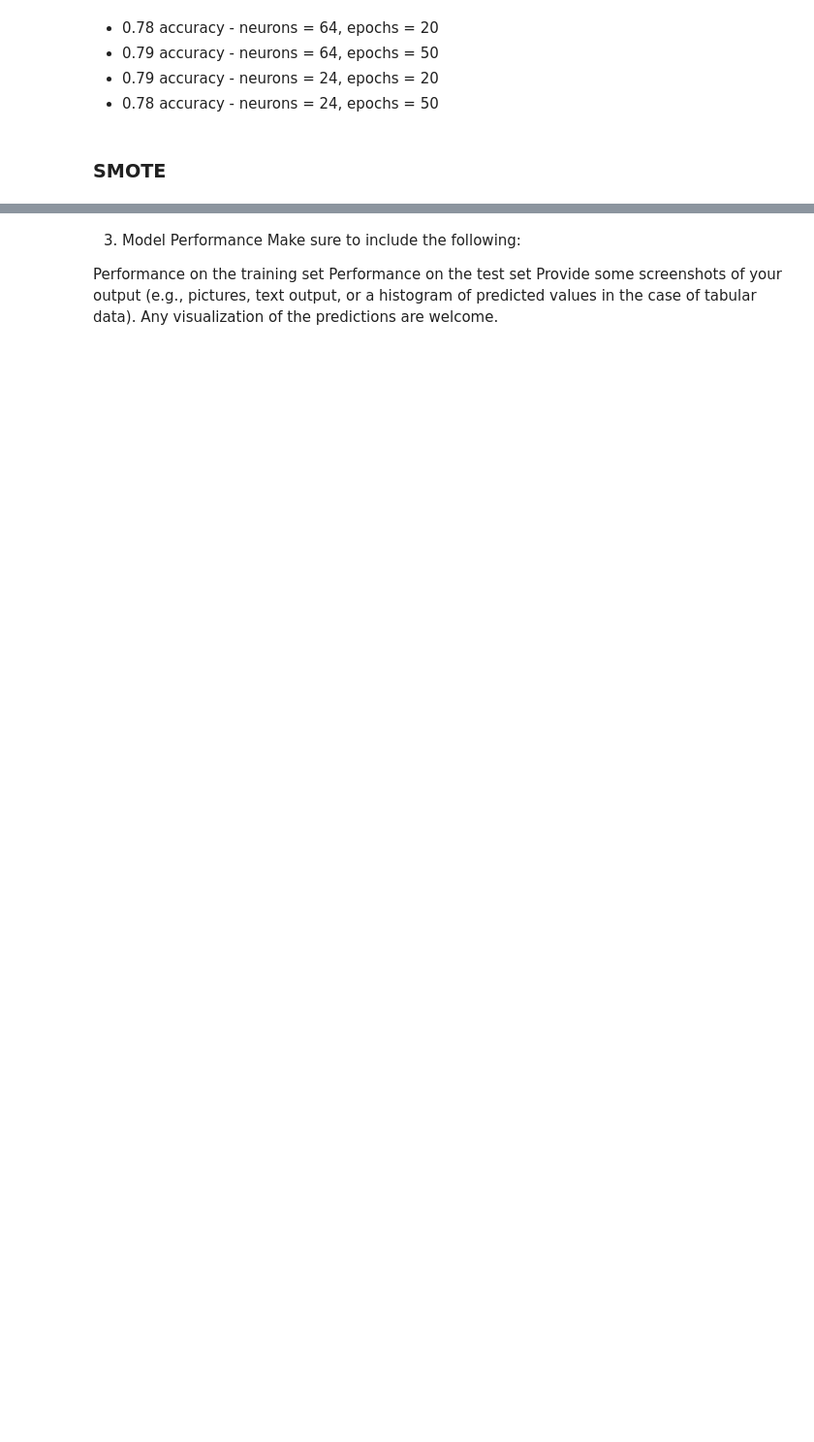
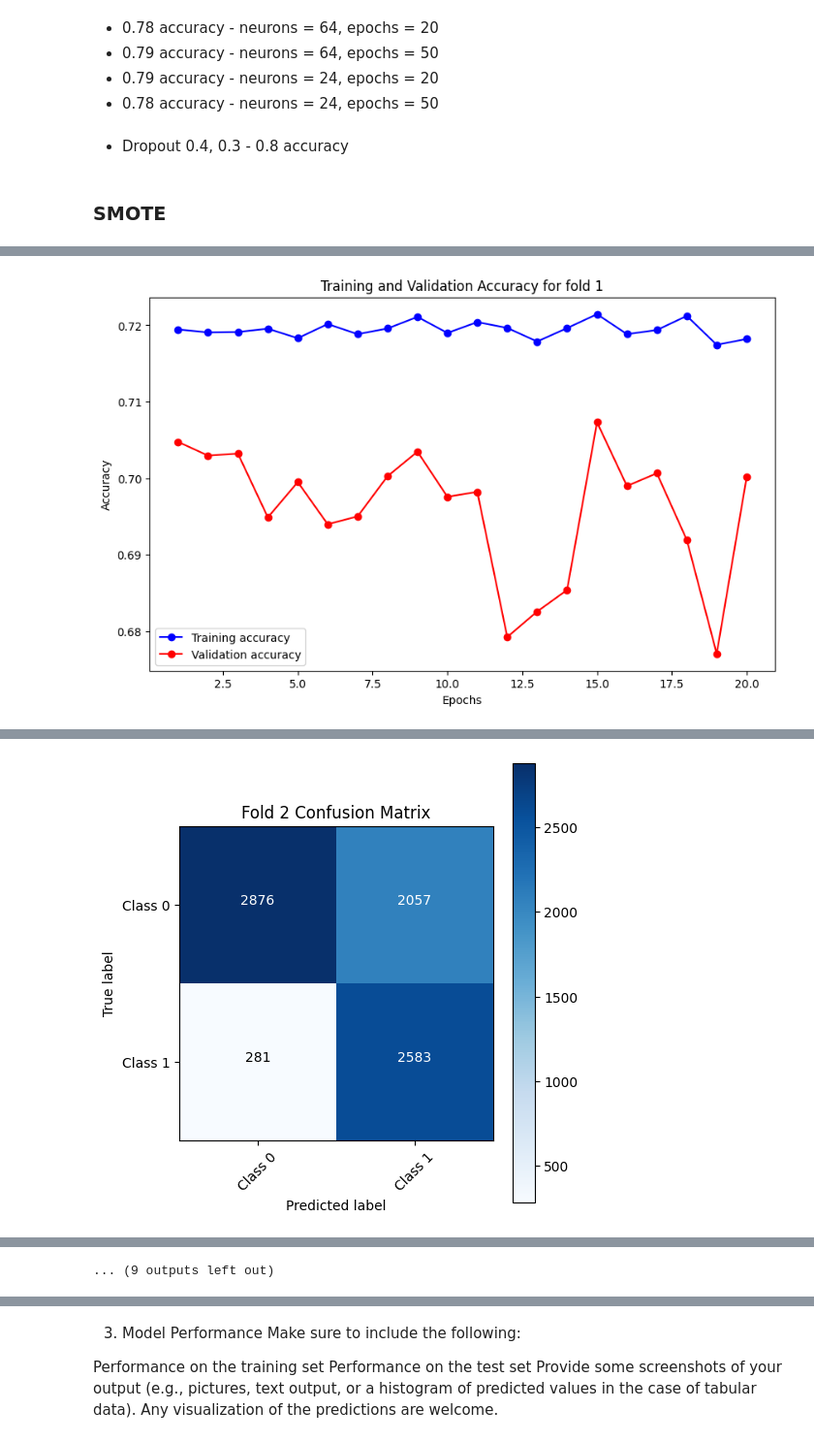
Before and after one commit to opheliasin/smokerstatusNNDL, a Jupyter notebook: ProjF5 - Final Update.ipynb, the cells around one changed output, grey strips where cells are left out. Shown at 97% size. Drawn from its saved outputs; the diff is of its cells as text; code cells hidden in the pictures; blank space fills up the shorter version.

Commit message:
added code to generate confusion matrix

```diff
--- a/ProjF5 - Final Update.ipynb
+++ b/ProjF5 - Final Update.ipynb
@@ -77,8 +70,11 @@ data
+# %%
+data['bmi'] = data['weight_kg'] / (data['height_cm']**2)
+data['glucose_category'] = pd.cut(data['fasting_blood_sugar'], bins=[0, 99, 125, np.inf], labels=['normal', 'prediabetes', 'diabetes'])
 # %%
 X, y = data.drop(['smoking'],axis=1),data['smoking']
 # %%
 def preprocess(df):
-    df = pd.get_dummies(df,columns = ["hearing_left", "hearing_right","urine_protein","dental_caries"],dtype = 'int8')
+    df = pd.get_dummies(df,columns = ["hearing_left", "hearing_right","urine_protein","dental_caries", "glucose_category"],dtype = 'int8')
     return df
 # %%
 X = preprocess(X)
@@ -218,6 +303,8 @@ Average accuracy: 0.79, with standard deviation: 0.00
 - 0.79 accuracy - neurons = 64, epochs = 50
 - 0.79 accuracy - neurons = 24, epochs = 20
 - 0.78 accuracy - neurons = 24, epochs = 50
+# %% [markdown]
+- Dropout 0.4, 0.3 - 0.8 accuracy
 # %% [markdown]
 ### SMOTE
 # %%
@@ -231,15 +318,15 @@ from tensorflow.keras.regularizers import l2
 from tensorflow.keras.optimizers import Adam
 from tensorflow.keras.callbacks import EarlyStopping, ModelCheckpoint
 from sklearn.utils import class_weight
-import numpy as np
+from sklearn.metrics import balanced_accuracy_score
 
 # Define the K-fold cross validator
 kfold = StratifiedKFold(n_splits=5, shuffle=True, random_state=42)
 
 # Calculate class weights
-class_weights = class_weight.compute_class_weight('balanced', classes=np.unique(y), y=y)
+# class_weights = class_weight.compute_class_weight('balanced', classes=np.unique(y), y=y)
 
-class_weights = dict(enumerate(class_weights))
+# class_weights = dict(enumerate(class_weights))
 
 def create_optimized_model(neurons = 64):
     model = Sequential([
@@ -248,10 +335,12 @@ def create_optimized_model(neurons = 64):
         BatchNormalization(),
         Activation('relu'),
         Dropout(0.5),
+
         Dense(neurons, kernel_regularizer=l2(0.01)),
         BatchNormalization(),
         Activation('relu'),
         Dropout(0.5),
+
         Dense(64, kernel_regularizer=l2(0.01)),
         Activation('relu'),
         Dense(1, activation='sigmoid')
@@ -263,24 +352,74 @@ def create_optimized_model(neurons = 64):
 # Assuming you have a setup for training and validation splits
 callbacks = [
     EarlyStopping(monitor='val_loss', patience=10, verbose=1, mode='min'),
-    ModelCheckpoint('best_model.keras', monitor='val_loss', save_best_only=True, mode='min', verbose=1)
+    ModelCheckpoint('best_model.keras', monitor='val_loss', save_best_only=True, mode='min', verbose=0)
 ]
 # List to store each fold's accuracy
 accuracies = []
+
+fold_no = 1
 
 # K-fold Cross Validation model evaluation
 for train, test in kfold.split(X_scaled, y):
 
     smote = SMOTE(random_state=42)
-    X_train_scaled, y_train_scaled = smote.fit_resample(X_scaled[train], y[train])
+    X_train_smote, y_train_smote = smote.fit_resample(X_scaled[train], y[train])
+
+    print("Mean:", np.mean(X_train_smote, axis=0))
+    print("Standard Deviation:", np.std(X_train_smote, axis=0))
 
     model = create_optimized_model()
     # Fit data to model
-    model.fit(X_train_scaled, y_train_scaled, epochs=50, batch_size=32, callbacks=callbacks, verbose=1)
+    history = model.fit(X_train_smote, y_train_smote, epochs=20, batch_size=32, callbacks=callbacks, verbose=0, validation_split=0.2,
+                        validation_data=(X_scaled[test], y[test]))
     # Evaluate the model
     _, accuracy = model.evaluate(X_scaled[test], y[test], verbose=0)
     accuracies.append(accuracy)
 
+    train_acc = history.history['accuracy']
+    val_acc = history.history['val_accuracy']
+    epochs = range(1, len(train_acc) + 1)
+
+    plt.figure(figsize=(10, 6))
+    plt.plot(epochs, train_acc, 'bo-', label='Training accuracy')
+    plt.plot(epochs, val_acc, 'ro-', label='Validation accuracy')
+    plt.title(f'Training and Validation Accuracy for fold {fold_no}')
+    plt.xlabel('Epochs')
+    plt.ylabel('Accuracy')
+    plt.legend()
+    plt.show()
+
+    fold_no += 1
+
+    y_pred = model.predict(X_scaled[test])
+    y_pred_labels = (y_pred > 0.5).astype(int)
+    balanced_accuracy = balanced_accuracy_score(y[test], y_pred_labels)
+
+    print("Balanced Accuracy:", balanced_accuracy)
+
+    ### Confusion matrix
+    cm = confusion_matrix(y[test], y_pred_labels)
+
+    # Plot the confusion matrix
+    plt.figure(figsize=(5, 5))
+    plt.imshow(cm, interpolation='nearest', cmap=plt.cm.Blues)
+    plt.title(f'Fold {fold_no} Confusion Matrix')
+    plt.colorbar()
+    tick_marks = np.arange(2)  # Assuming binary classification
+    plt.xticks(tick_marks, ['Class 0', 'Class 1'], rotation=45)
+    plt.yticks(tick_marks, ['Class 0', 'Class 1'])
+
+    # Labeling the plot
+    thresh = cm.max() / 2.
+    for i, j in itertools.product(range(cm.shape[0]), range(cm.shape[1])):
+        plt.text(j, i, format(cm[i, j], 'd'),
+                 horizontalalignment="center",
+                 color="white" if cm[i, j] > thresh else "black")
+
+    plt.tight_layout()
+    plt.ylabel('True label')
+    plt.xlabel('Predicted label')
+    plt.show()
 # Print out the average and the standard deviation of the accuracies
 average_accuracy = np.mean(accuracies)
 std_deviation_accuracy = np.std(accuracies)
@@ -294,0 +442 @@ Epoch 2/50
+[figure, added]
@@ -311,0 +445 @@ Epoch 2/50
+[figure, added]
@@ -379,0 +480 @@ Average accuracy: 0.69, with standard deviation: 0.01
+... (9 outputs left out)
```
Also changed, not shown: parts of 6 cells of this notebook.
